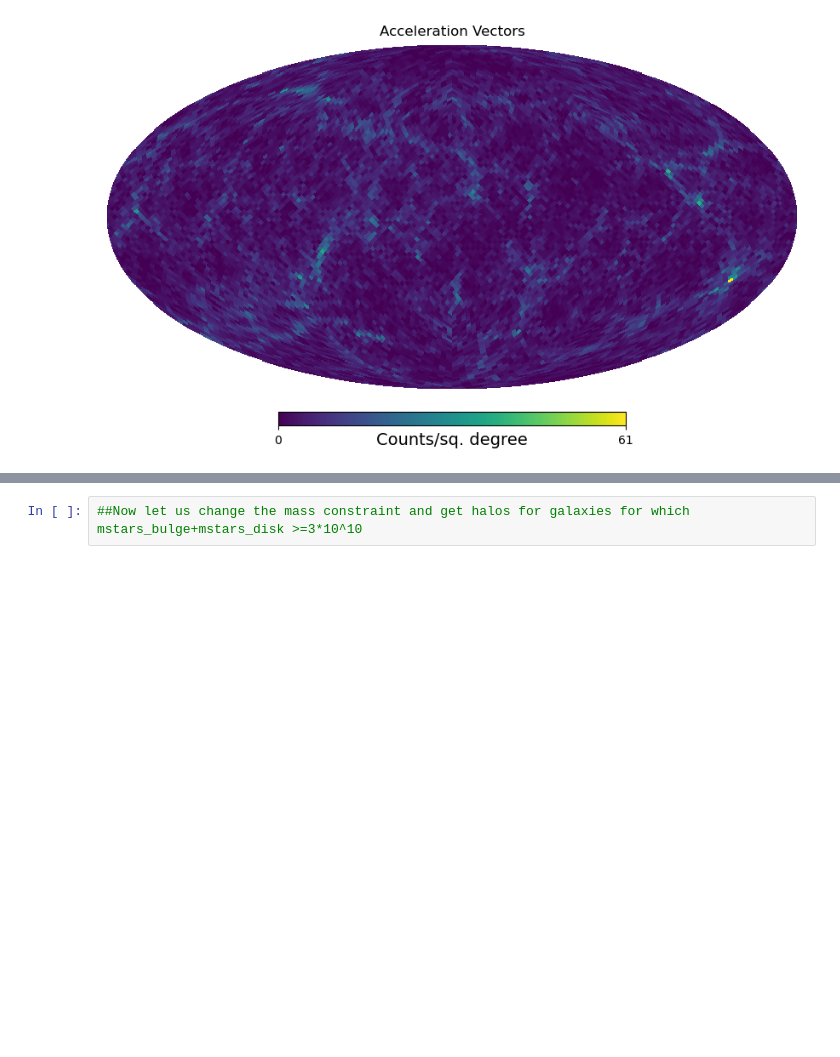
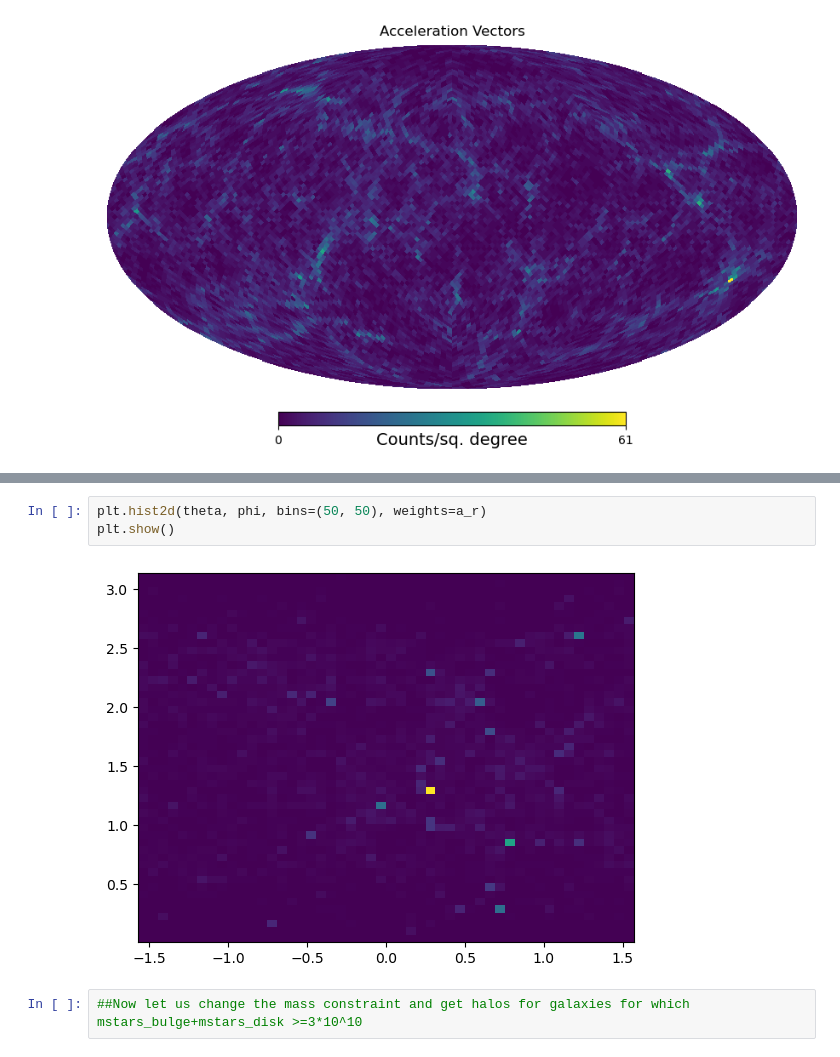
Before and after one commit to tsiskar/Master_Project2, a Jupyter notebook: skymap2.ipynb, the cells around one changed output, grey strips where cells are left out. Drawn from its saved outputs; the diff is of its cells as text; blank space fills up the shorter version.

```diff
--- a/skymap2.ipynb
+++ b/skymap2.ipynb
@@ -90,3 +105,8 @@ hp.mollview(counts, title='Acceleration Vectors', unit='Counts/sq. degree')
+# %%
+plt.hist2d(theta, phi, bins=(50, 50), weights=a_r)
+plt.show()
+# %% [output]
+[figure, added]
 # %%
 ##Now let us change the mass constraint and get halos for galaxies for which mstars_bulge+mstars_disk >=3*10^10
 # %%
```
Also changed, not shown: parts of 19 cells of this notebook.
